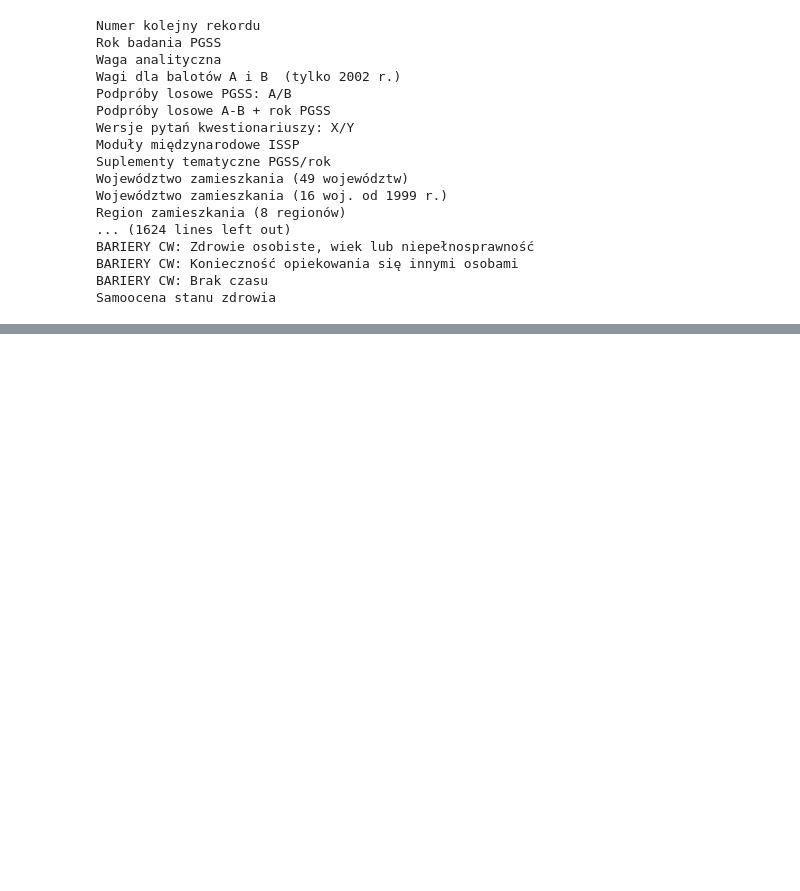
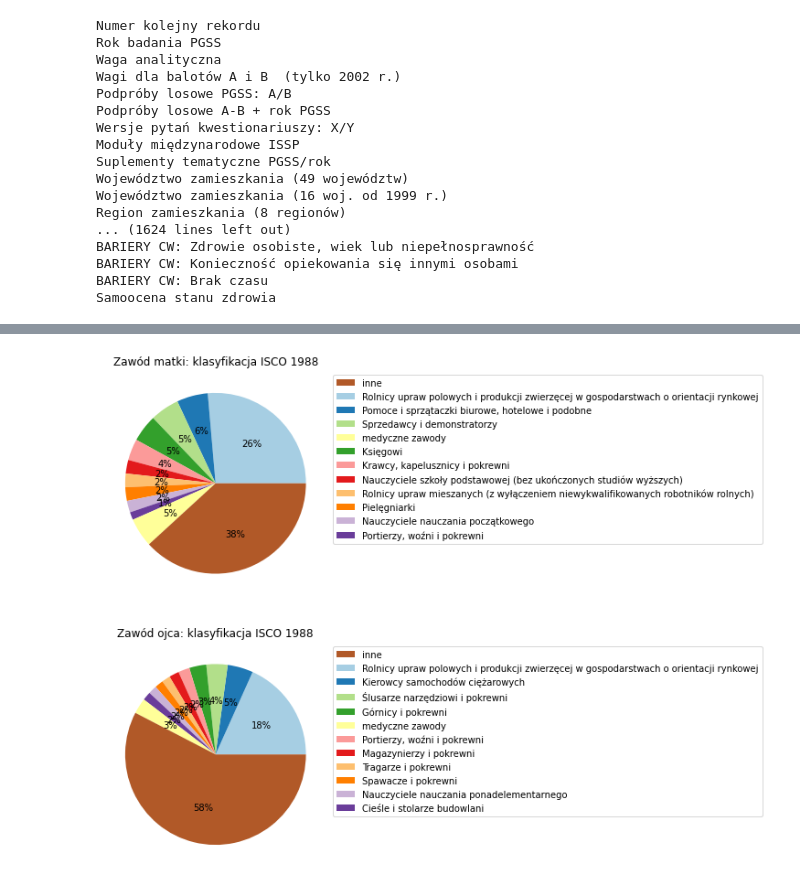
Before and after one commit to Qwebeck/medical-trends-exploration, a Jupyter notebook: notebooks/sondaze_spoleczne.ipynb, the cells around one changed output, grey strips where cells are left out. Drawn from its saved outputs; the diff is of its cells as text; code cells hidden in the pictures; blank space fills up the shorter version.

```diff
--- a/notebooks/sondaze_spoleczne.ipynb
+++ b/notebooks/sondaze_spoleczne.ipynb
@@ -74,0 +193,36 @@ target['Resp: klasyf gosp narod /GUS 86/ 25 kat'].hist()
+# %%
+def draw_profession_pie_chart(df, column, n_professions, axs, title=None):
+    professions = df.groupby(column)[year_column].count().sort_values(ascending=False)
+    if n_professions == -1:
+        n_professions = professions.shape[0]
+    top_professions = professions[:n_professions]
+    professions = professions[n_professions:]
+    values = [*top_professions.values]
+    labels=[*top_professions.keys()]
+    medical_professionals_sum = professions.loc[professions.index.intersection(medicine_related_jobs)].sum()
+    if medical_professionals_sum > 0:
+        values.append(medical_professionals_sum)
+        labels.append('medyczne zawody')
+
+    other_professions = professions.sum() - medical_professionals_sum
+    if other_professions > 0:
+        values.append(other_professions)
+        labels.append('inne')
+    colors = sns.color_palette('Paired')[:(n_professions+2)]
+    patches, *_ = axs.pie(values, colors = colors, autopct='%.0f%%', radius=1)
+    patches, labels, _ = zip(*sorted(zip(
+        patches, labels, values
+    ), key=lambda t: t[2], reverse=True))
+    axs.legend(patches, labels, loc='upper left', bbox_to_anchor=(1, 1))
+    axs.set_title(title or column)
+
+
+
+n_professions = 10
+fig, axs = plt.subplots(2, 1, figsize=(10, 10))
+mother_profession = 'Zawód matki: klasyfikacja ISCO 1988'
+father_profession = 'Zawód ojca: klasyfikacja ISCO 1988'
+draw_profession_pie_chart(module_df, mother_profession, n_professions, axs[0])
+draw_profession_pie_chart(module_df, father_profession, n_professions, axs[1])
+# %% [output]
+[figure, added]
```
Also changed, not shown: parts of 21 cells of this notebook.
